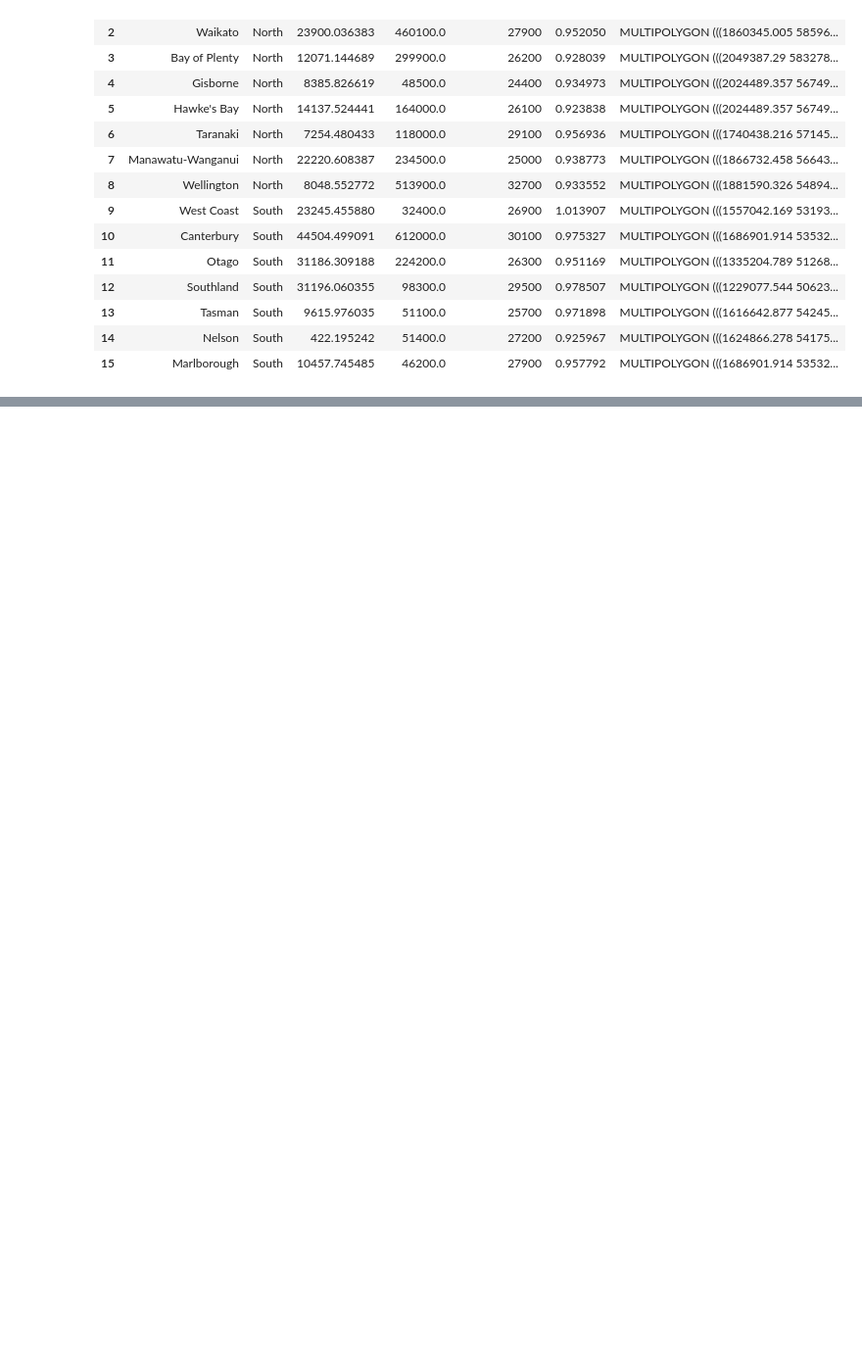
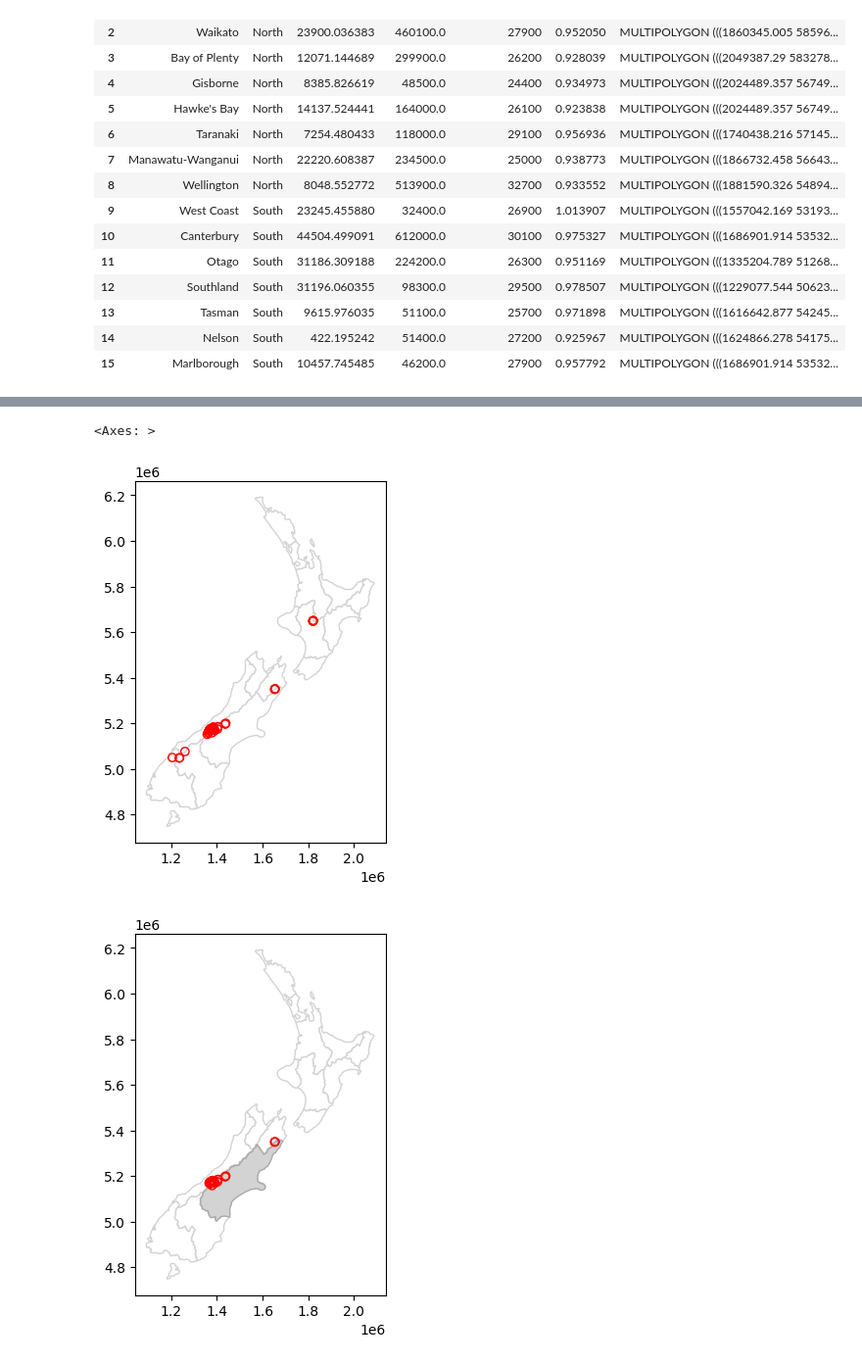
Before and after one commit to balmdui/tutorial_geocompy, a Jupyter notebook: 03_spatial.ipynb, the cells around one changed output, grey strips where cells are left out. Shown at 98% size. Drawn from its saved outputs; the diff is of its cells as text; code cells hidden in the pictures; blank space fills up the shorter version.

```diff
--- a/03_spatial.ipynb
+++ b/03_spatial.ipynb
@@ -53,0 +62,3 @@ nz
+# %%
+sel = nz_height.intersects(canterbury.geometry.iloc[0])
+sum(np.uint(sel))
@@ -53,0 +67,3 @@ nz
+# %%
+canterbury_height = nz_height[sel]
+canterbury_height
@@ -53,0 +84,13 @@ nz
+# %%
+# Original
+base = nz.plot(color='white', edgecolor='lightgrey')
+nz_height.plot(ax=base, color='None', edgecolor='red')
+
+# Subset (intersects)
+base = nz.plot(color='white', edgecolor='lightgrey')
+canterbury.plot(ax=base, color='lightgrey', edgecolor='darkgrey')
+canterbury_height.plot(ax=base, color='None', edgecolor='red')
+# %% [output]
+<Axes: >
+[figure, added]
+[figure, added]
```
Also changed, not shown: parts of 27 cells of this notebook.
